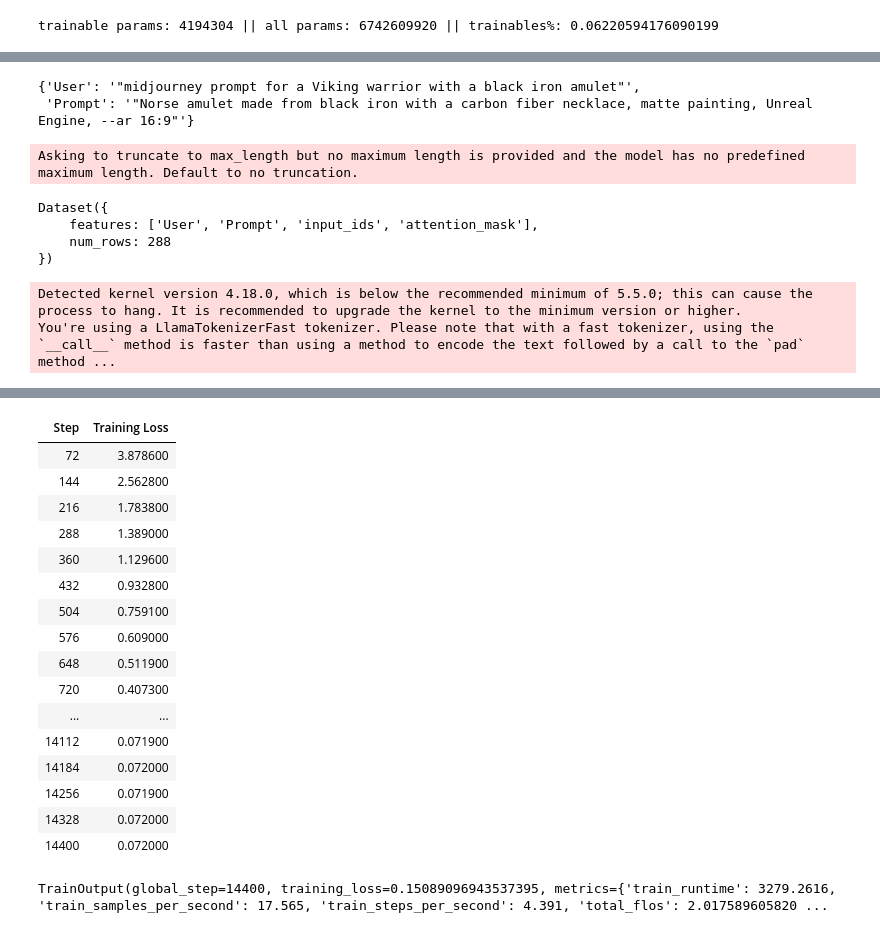
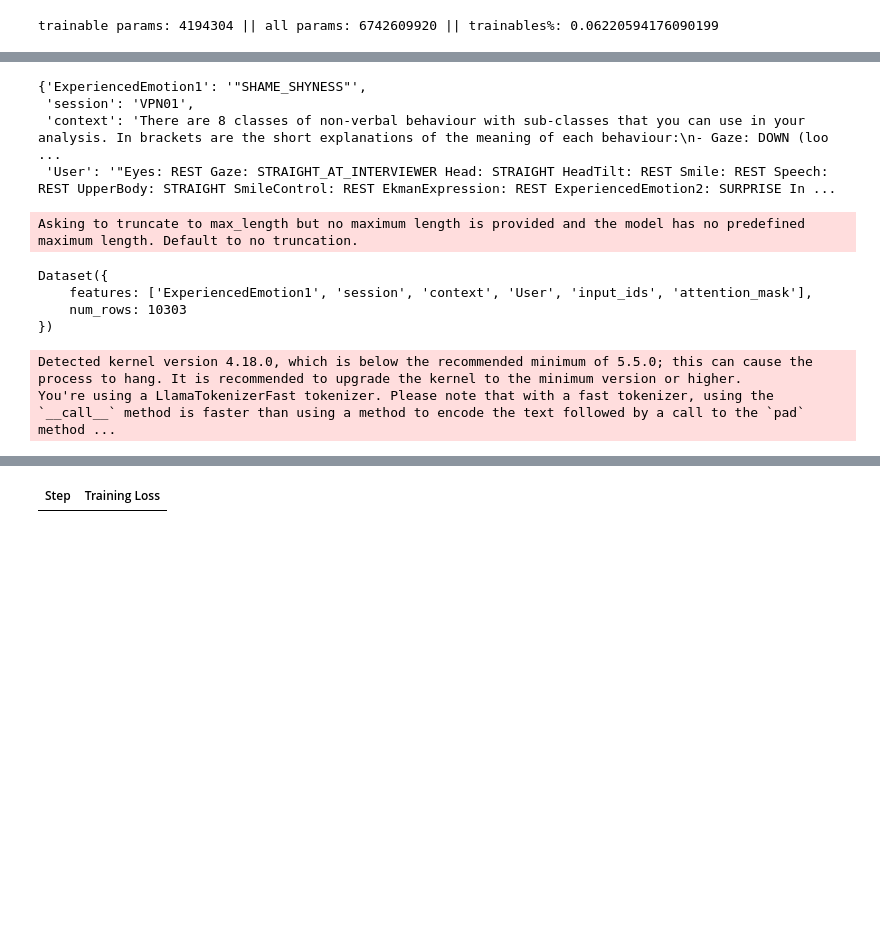
Before and after one commit to mahihossain/LLM_Emotion, a Jupyter notebook: Experiments/fine_tuning_lora.ipynb, the cells around one changed output, grey strips where cells are left out. Drawn from its saved outputs; the diff is of its cells as text; code cells hidden in the pictures; blank space fills up the shorter version.

```diff
--- a/Experiments/fine_tuning_lora.ipynb
+++ b/Experiments/fine_tuning_lora.ipynb
@@ -65,7 +65,7 @@ print_trainable_parameters(model)
 # %% [output]
 trainable params: 4194304 || all params: 6742609920 || trainables%: 0.06220594176090199
 # %%
-data = load_dataset("csv", data_files="midjourney training dataset - midjourney_prompt_dataset.csv")
+data = load_dataset("csv", data_files="../data/train_person_10.csv")
 # %%
 data
 # %% [output]
@@ -78,8 +78,10 @@ DatasetDict({
 # %%
 data["train"][0]
 # %% [output]
-{'User': '"midjourney prompt for a Viking warrior with a black iron amulet"',
- 'Prompt': '"Norse amulet made from black iron with a carbon fiber necklace, matte painting, Unreal Engine, --ar 16:9"'}
+{'ExperiencedEmotion1': '"SHAME_SHYNESS"',
+ 'session': 'VPN01',
+ 'context': 'There are 8 classes of non-verbal behaviour with sub-classes that you can use in your analysis. In brackets are the short explanations of the meaning of each behaviour:\n- Gaze: DOWN (loo ...
+ 'User': '"Eyes: REST Gaze: STRAIGHT_AT_INTERVIEWER Head: STRAIGHT HeadTilt: REST Smile: REST Speech: REST UpperBody: STRAIGHT SmileControl: REST EkmanExpression: REST ExperiencedEmotion2: SURPRISE In ...
 # %%
 def generate_prompt(data_point):
   return f"""
@@ -99,8 +102,8 @@ Asking to truncate to max_length but no maximum length is provided and the model
 data
 # %% [output]
 Dataset({
-    features: ['User', 'Prompt', 'input_ids', 'attention_mask'],
-    num_rows: 288
+    features: ['ExperiencedEmotion1', 'session', 'context', 'User', 'input_ids', 'attention_mask'],
+    num_rows: 10303
 })
 # %%
 import warnings
@@ -110,7 +113,7 @@ warnings.filterwarnings("ignore", message="torch.utils.checkpoint: please pass i
 # %%
 training_args = transformers.TrainingArguments(
     output_dir="./saves",
-    num_train_epochs=200,
+    num_train_epochs=10,
     per_device_train_batch_size=4,
     gradient_accumulation_steps=1,
     optim="paged_adamw_32bit",
@@ -143,19 +146,2 @@ You're using a LlamaTokenizerFast tokenizer. Please note that with a fast tokeni
 | Step | Training Loss |
-| 72 | 3.878600 |
-| 144 | 2.562800 |
-| 216 | 1.783800 |
-| 288 | 1.389000 |
-| 360 | 1.129600 |
-| 432 | 0.932800 |
-| 504 | 0.759100 |
-| 576 | 0.609000 |
-| 648 | 0.511900 |
-| 720 | 0.407300 |
-| ... | ... |
-| 14112 | 0.071900 |
-| 14184 | 0.072000 |
-| 14256 | 0.071900 |
-| 14328 | 0.072000 |
-| 14400 | 0.072000 |
-TrainOutput(global_step=14400, training_loss=0.15089096943537395, metrics={'train_runtime': 3279.2616, 'train_samples_per_second': 17.565, 'train_steps_per_second': 4.391, 'total_flos': 2.017589605820 ...
 # %%
```
Also changed, not shown: parts of 4 cells of this notebook, 9 other files.
